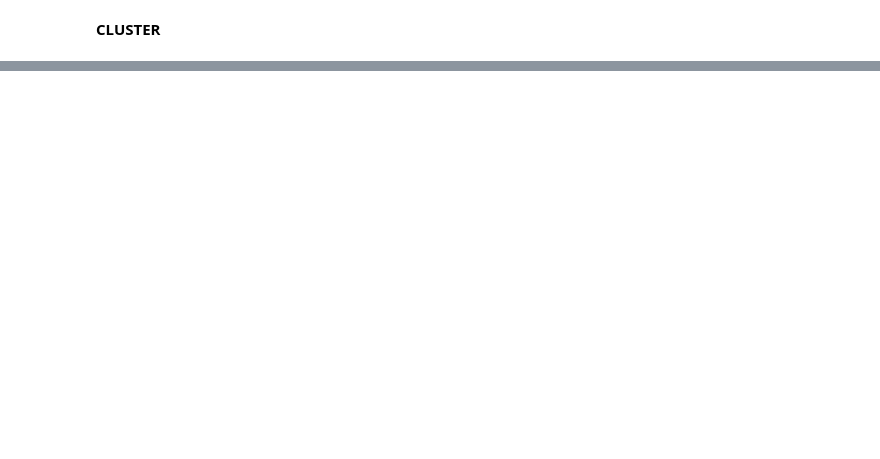
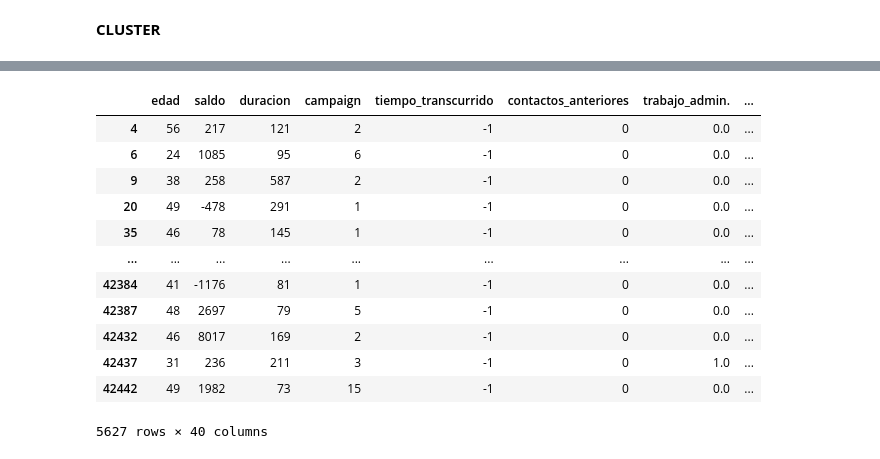
Before and after one commit to guillem-edo/AMACOR_Depositos, a Jupyter notebook: DATA/Clustering.ipynb, the cells around one changed output, grey strips where cells are left out. Cells and saved outputs as stored; diff of their text form; code cells hidden in the pictures; blank space fills up the shorter version.

Commit message:
Correjimos Cluster, añadimos notebook de una practica de clusters.

```diff
--- a/DATA/Clustering.ipynb
+++ b/DATA/Clustering.ipynb
@@ -119,3 +131,8 @@ df_train.sample(5)
+# %%
+# Estandarización controlada
+dades=df_train.drop(columns=['target_no', 'target_si'],inplace=False)
+estandarizador = StandardScaler()
+dades_std=estandarizador.fit_transform(dades)
 # %% [markdown]
 **CLUSTER**
 # %%
@@ -169,0 +169,4 @@ df_train.sample(5)
+# %%
+k_means = KMeans (n_clusters=5, random_state=42)
+
+df_train['Grupos'] = k_means.fit_predict(dades_std)
@@ -169,0 +183,16 @@ df_train.sample(5)
+# %%
+df_train[df_train['Grupos'] == 4]
+# %% [output]
+|  | edad | saldo | duracion | campaign | tiempo_transcurrido | contactos_anteriores | trabajo_admin. | ... |
+| 4 | 56 | 217 | 121 | 2 | -1 | 0 | 0.0 | ... |
+| 6 | 24 | 1085 | 95 | 6 | -1 | 0 | 0.0 | ... |
+| 9 | 38 | 258 | 587 | 2 | -1 | 0 | 0.0 | ... |
+| 20 | 49 | -478 | 291 | 1 | -1 | 0 | 0.0 | ... |
+| 35 | 46 | 78 | 145 | 1 | -1 | 0 | 0.0 | ... |
+| ... | ... | ... | ... | ... | ... | ... | ... | ... |
+| 42384 | 41 | -1176 | 81 | 1 | -1 | 0 | 0.0 | ... |
+| 42387 | 48 | 2697 | 79 | 5 | -1 | 0 | 0.0 | ... |
+| 42432 | 46 | 8017 | 169 | 2 | -1 | 0 | 0.0 | ... |
+| 42437 | 31 | 236 | 211 | 3 | -1 | 0 | 1.0 | ... |
+| 42442 | 49 | 1982 | 73 | 15 | -1 | 0 | 0.0 | ... |
+5627 rows × 40 columns
```
Also changed, not shown: parts of 16 cells of this notebook, 1 other file.
